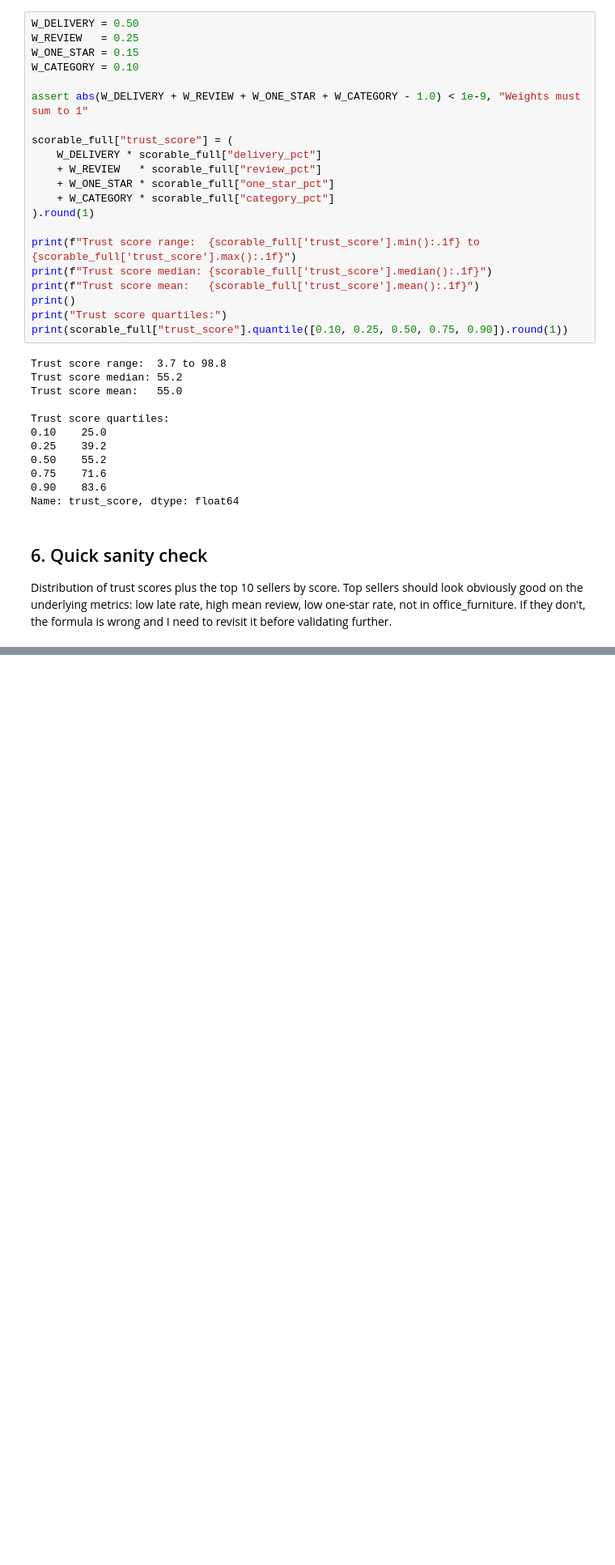
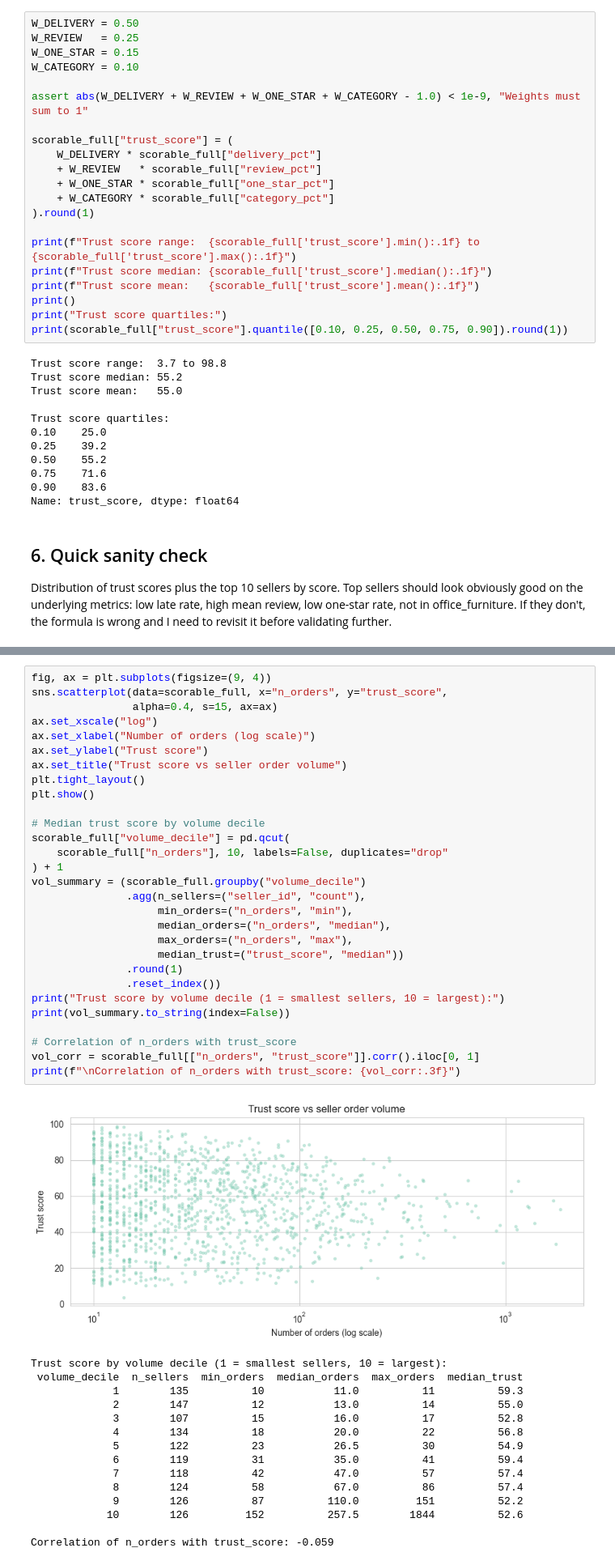
Before and after one commit to Prashant5B2026/olist-marketplace-audit, a Jupyter notebook: notebooks/04_seller_trust_score.ipynb, the cells around one changed output, grey strips where cells are left out. Shown at 81% size. Cells and saved outputs as stored; diff of their text form; blank space fills up the shorter version.

```diff
--- a/notebooks/04_seller_trust_score.ipynb
+++ b/notebooks/04_seller_trust_score.ipynb
@@ -330,0 +400,45 @@ Top 10 sellers by trust score:
+# %%
+fig, ax = plt.subplots(figsize=(9, 4))
+sns.scatterplot(data=scorable_full, x="n_orders", y="trust_score",
+                alpha=0.4, s=15, ax=ax)
+ax.set_xscale("log")
+ax.set_xlabel("Number of orders (log scale)")
+ax.set_ylabel("Trust score")
+ax.set_title("Trust score vs seller order volume")
+plt.tight_layout()
+plt.show()
+
+# Median trust score by volume decile
+scorable_full["volume_decile"] = pd.qcut(
+    scorable_full["n_orders"], 10, labels=False, duplicates="drop"
+) + 1
+vol_summary = (scorable_full.groupby("volume_decile")
+               .agg(n_sellers=("seller_id", "count"),
+                    min_orders=("n_orders", "min"),
+                    median_orders=("n_orders", "median"),
+                    max_orders=("n_orders", "max"),
+                    median_trust=("trust_score", "median"))
+               .round(1)
+               .reset_index())
+print("Trust score by volume decile (1 = smallest sellers, 10 = largest):")
+print(vol_summary.to_string(index=False))
+
+# Correlation of n_orders with trust_score
+vol_corr = scorable_full[["n_orders", "trust_score"]].corr().iloc[0, 1]
+print(f"\nCorrelation of n_orders with trust_score: {vol_corr:.3f}")
+# %% [output]
+[figure, added]
+Trust score by volume decile (1 = smallest sellers, 10 = largest):
+ volume_decile  n_sellers  min_orders  median_orders  max_orders  median_trust
+             1        135          10           11.0          11          59.3
+             2        147          12           13.0          14          55.0
+             3        107          15           16.0          17          52.8
+             4        134          18           20.0          22          56.8
+             5        122          23           26.5          30          54.9
+             6        119          31           35.0          41          59.4
+             7        118          42           47.0          57          57.4
+             8        124          58           67.0          86          57.4
+             9        126          87          110.0         151          52.2
+            10        126         152          257.5        1844          52.6
+
+Correlation of n_orders with trust_score: -0.059
```
Also changed, not shown: parts of 6 cells of this notebook.
